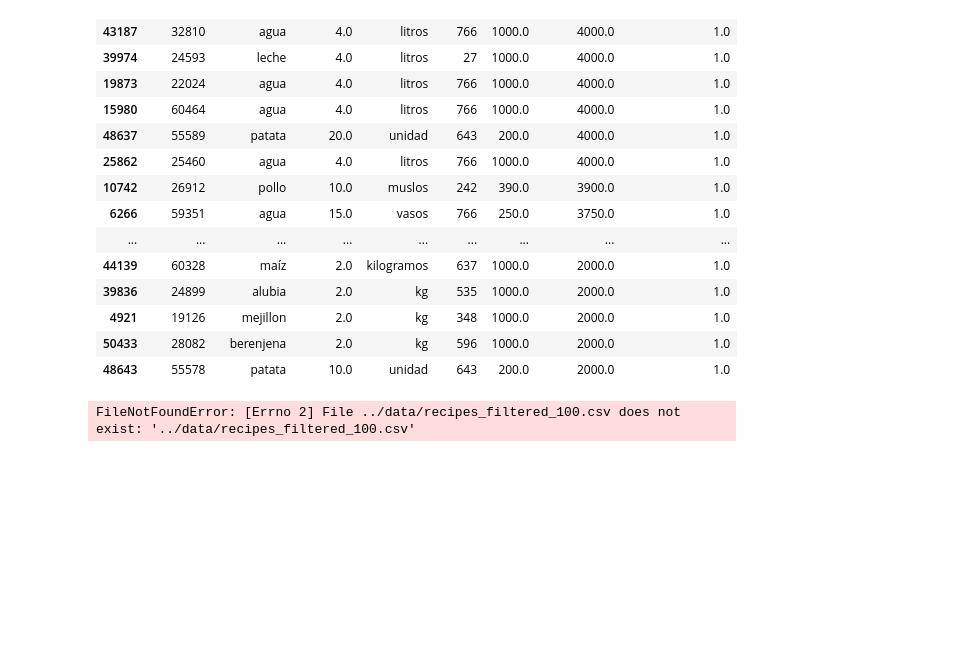
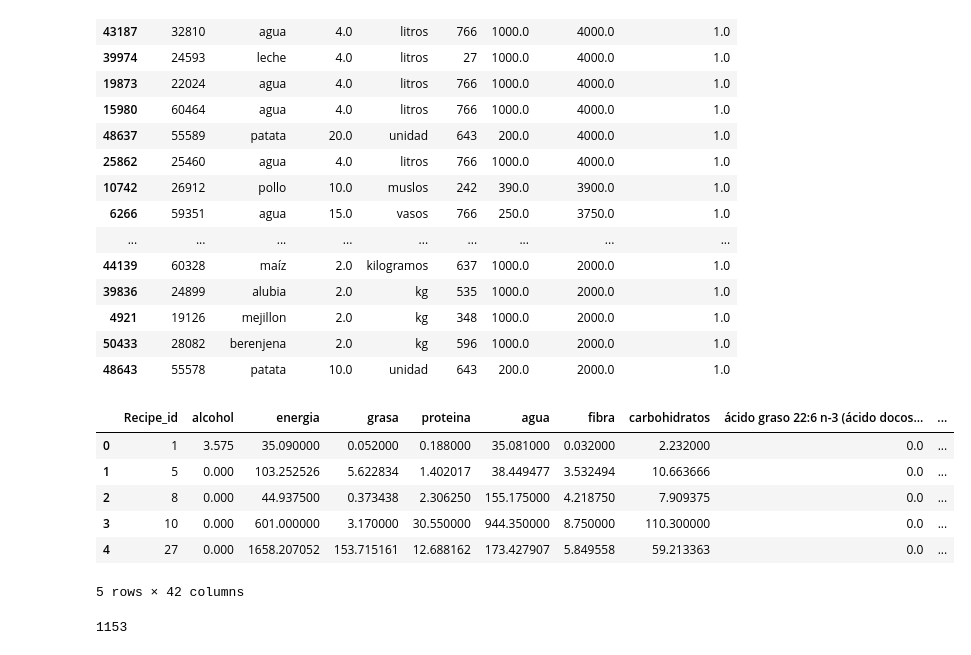
Before and after one commit to Shenia23/mangio, a Jupyter notebook: notebooks/Ingredient_Analysis.ipynb, the cells around one changed output. Drawn from its saved outputs; the diff is of its cells as text; code cells hidden in the pictures; blank space fills up the shorter version.

```diff
--- a/notebooks/Ingredient_Analysis.ipynb
+++ b/notebooks/Ingredient_Analysis.ipynb
@@ -139,6 +139,18 @@ ingredients.sort_values(['Total_Grams'], ascending=False)[:60]
 | 50433 | 28082 | berenjena | 2.0 | kg | 596 | 1000.0 | 2000.0 | 1.0 |
 | 48643 | 55578 | patata | 10.0 | unidad | 643 | 200.0 | 2000.0 | 1.0 |
 # %%
-recipes = pd.read_csv("../data/recipes_filtered_100.csv")
+nutritional_values = pd.read_csv("../data/nutritional_values.csv")
-# %% [output]
-FileNotFoundError: [Errno 2] File ../data/recipes_filtered_100.csv does not exist: '../data/recipes_filtered_100.csv'
+# %%
+nutritional_values.head()
+# %% [output]
+|  | Recipe_id | alcohol | energia | grasa | proteina | agua | fibra | carbohidratos | ácido graso 22:6 n-3 (ácido docos... | ... |
+| 0 | 1 | 3.575 | 35.090000 | 0.052000 | 0.188000 | 35.081000 | 0.032000 | 2.232000 | 0.0 | ... |
+| 1 | 5 | 0.000 | 103.252526 | 5.622834 | 1.402017 | 38.449477 | 3.532494 | 10.663666 | 0.0 | ... |
+| 2 | 8 | 0.000 | 44.937500 | 0.373438 | 2.306250 | 155.175000 | 4.218750 | 7.909375 | 0.0 | ... |
+| 3 | 10 | 0.000 | 601.000000 | 3.170000 | 30.550000 | 944.350000 | 8.750000 | 110.300000 | 0.0 | ... |
+| 4 | 27 | 0.000 | 1658.207052 | 153.715161 | 12.688162 | 173.427907 | 5.849558 | 59.213363 | 0.0 | ... |
+5 rows × 42 columns
+# %%
+len(nutritional_values[nutritional_values["energia"] < 500])
+# %% [output]
+1153
```
Also changed, not shown: parts of 2 cells of this notebook, 9 other files.
